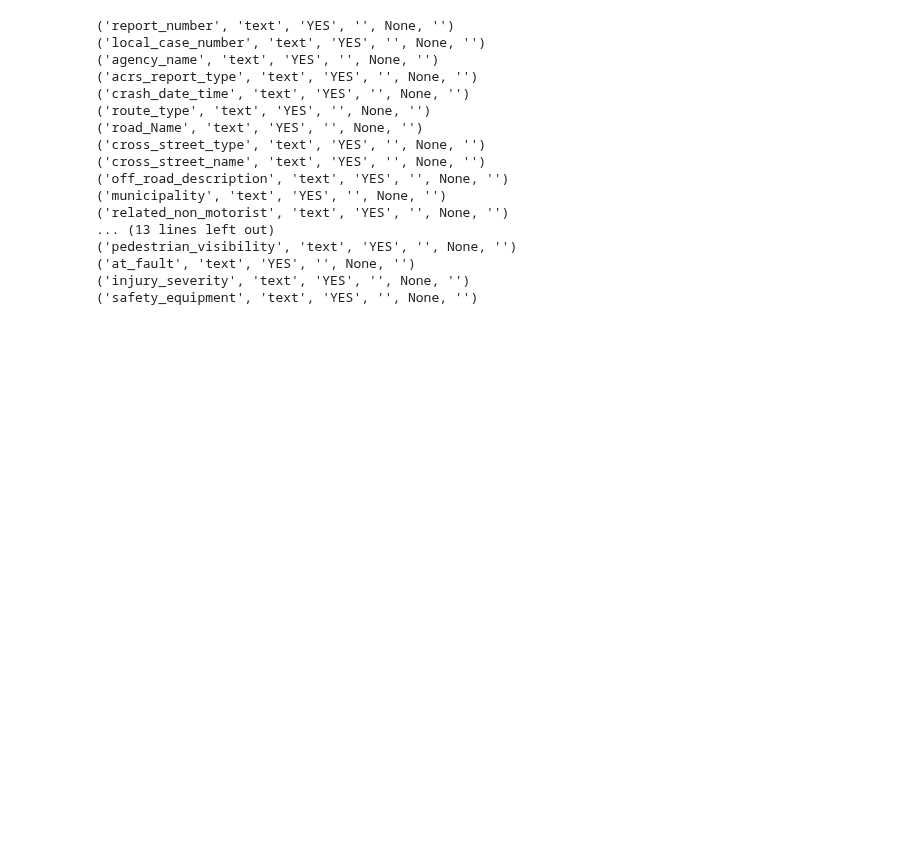
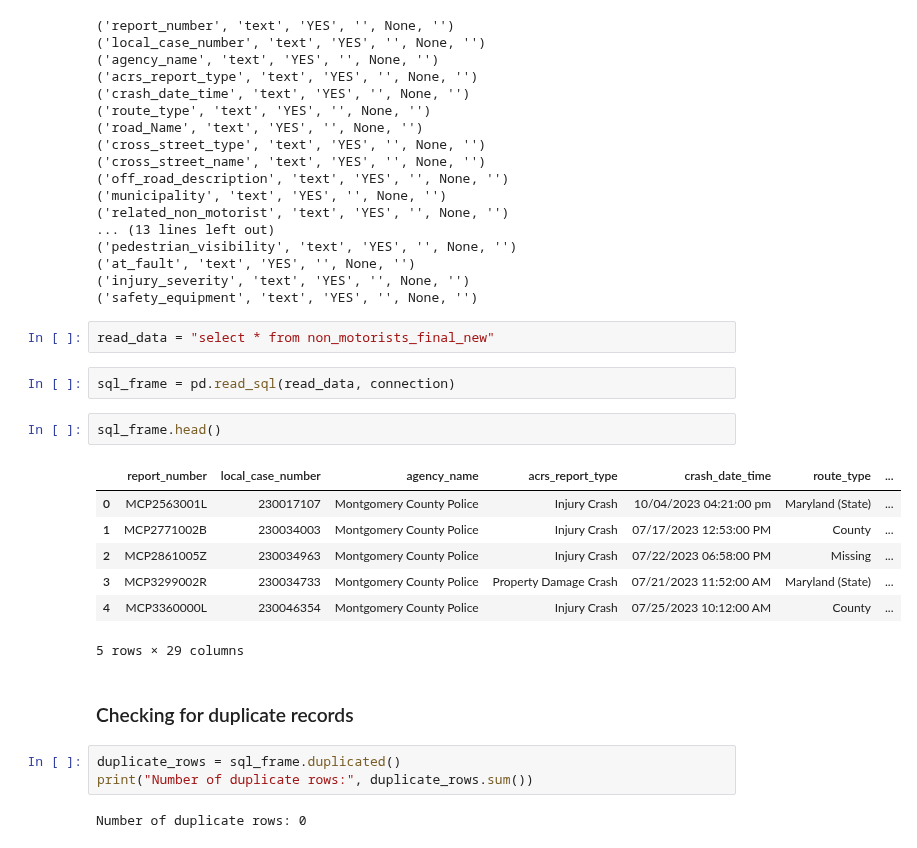
Before and after one commit to x22237941/Database-and-Analytical-Programming, a Jupyter notebook: pipelines/Non_Motorists_ETL_Final.ipynb, the cells around one changed output. Cells and saved outputs as stored; diff of their text form; blank space fills up the shorter version.

```diff
--- a/pipelines/Non_Motorists_ETL_Final.ipynb
+++ b/pipelines/Non_Motorists_ETL_Final.ipynb
@@ -313,3 +313,24 @@ for column in columns:
 ('at_fault', 'text', 'YES', '', None, '')
 ('injury_severity', 'text', 'YES', '', None, '')
 ('safety_equipment', 'text', 'YES', '', None, '')
+# %%
+read_data = "select * from non_motorists_final_new"
+# %%
+sql_frame = pd.read_sql(read_data, connection)
+# %%
+sql_frame.head()
+# %% [output]
+|  | report_number | local_case_number | agency_name | acrs_report_type | crash_date_time | route_type | ... |
+| 0 | MCP2563001L | 230017107 | Montgomery County Police | Injury Crash | 10/04/2023 04:21:00 pm | Maryland (State) | ... |
+| 1 | MCP2771002B | 230034003 | Montgomery County Police | Injury Crash | 07/17/2023 12:53:00 PM | County | ... |
+| 2 | MCP2861005Z | 230034963 | Montgomery County Police | Injury Crash | 07/22/2023 06:58:00 PM | Missing | ... |
+| 3 | MCP3299002R | 230034733 | Montgomery County Police | Property Damage Crash | 07/21/2023 11:52:00 AM | Maryland (State) | ... |
+| 4 | MCP3360000L | 230046354 | Montgomery County Police | Injury Crash | 07/25/2023 10:12:00 AM | County | ... |
+5 rows × 29 columns
+# %% [markdown]
+### Checking for duplicate records
+# %%
+duplicate_rows = sql_frame.duplicated()
+print("Number of duplicate rows:", duplicate_rows.sum())
+# %% [output]
+Number of duplicate rows: 0
```
Also changed, not shown: parts of 9 cells of this notebook.
